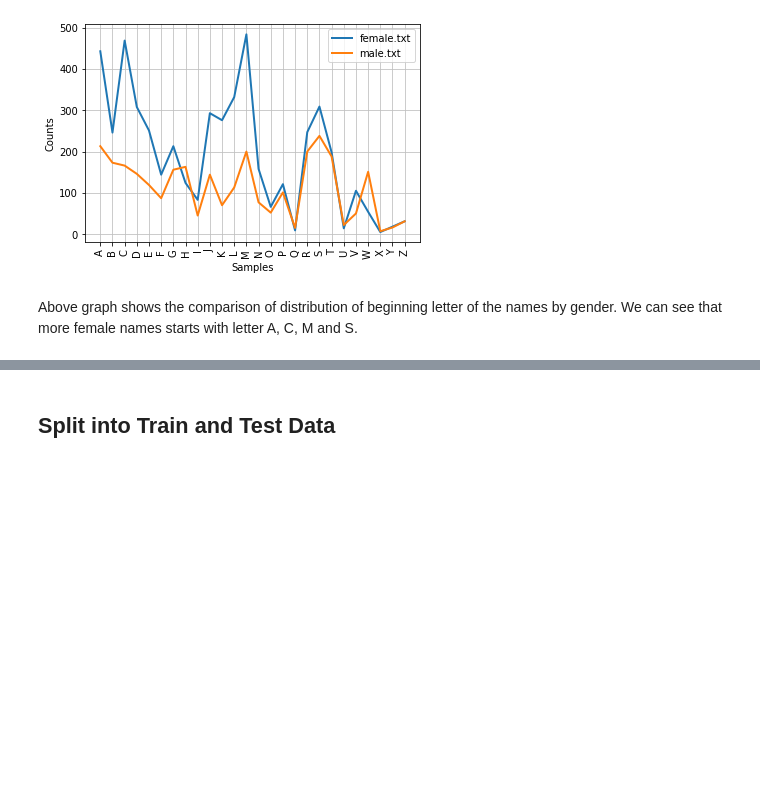
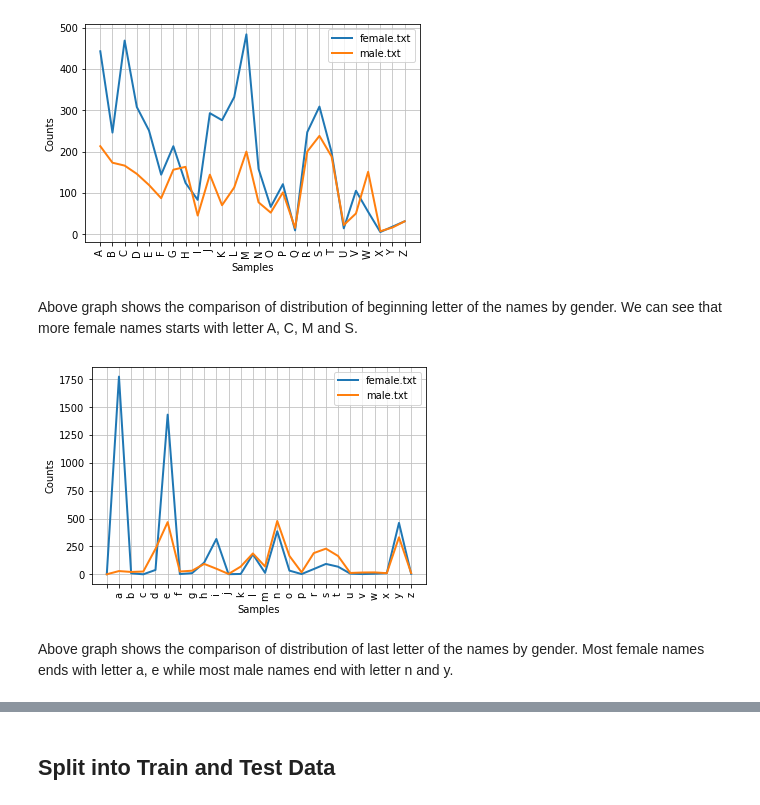
Before and after one commit to gpadmaperuma/DATA620-GroupHomework, a Jupyter notebook: DATA_620_Project_3.ipynb, the cells around one changed output, grey strips where cells are left out. Drawn from its saved outputs; the diff is of its cells as text; code cells hidden in the pictures; blank space fills up the shorter version.

```diff
--- a/DATA_620_Project_3.ipynb
+++ b/DATA_620_Project_3.ipynb
@@ -42,6 +42,16 @@ gender_freq.plot()
 [figure]
 # %% [markdown]
 Above graph shows the comparison of distribution of beginning letter of the names by gender. We can see that more female names starts with letter A, C, M and S.
+# %%
+# Check the distribution of the last letter of the name
+gender_freq = nltk.ConditionalFreqDist((fileid, name[-1])
+  for fileid in names.fileids()
+  for name in names.words(fileid))
+gender_freq.plot()
+# %% [output]
+[figure, added]
+# %% [markdown]
+Above graph shows the comparison of distribution of last letter of the names by gender. Most female names ends with letter a, e while most male names end with letter n and y.
 # %%
 # combine male and female names and shuffle them.
 names = ([(name, 'male') for name in names.words('male.txt')] + \
```
Also changed, not shown: parts of 31 cells of this notebook.
